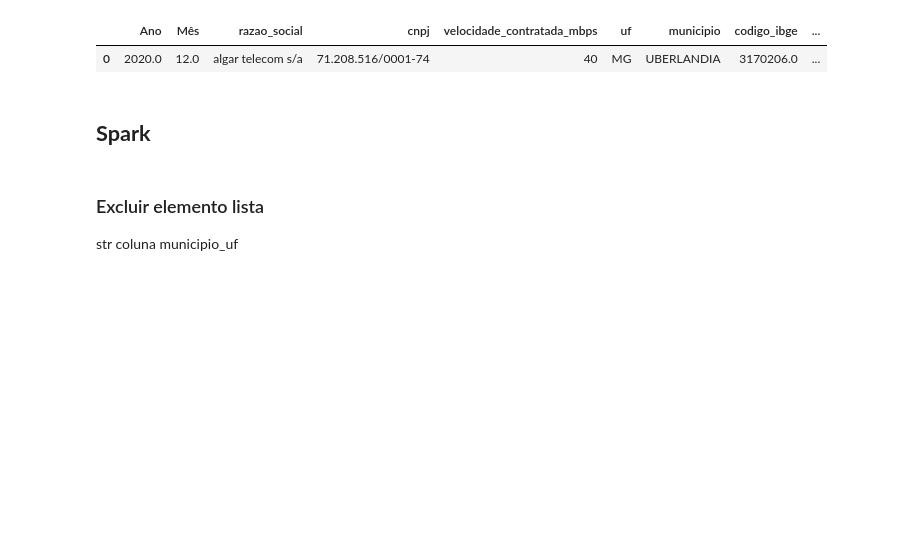
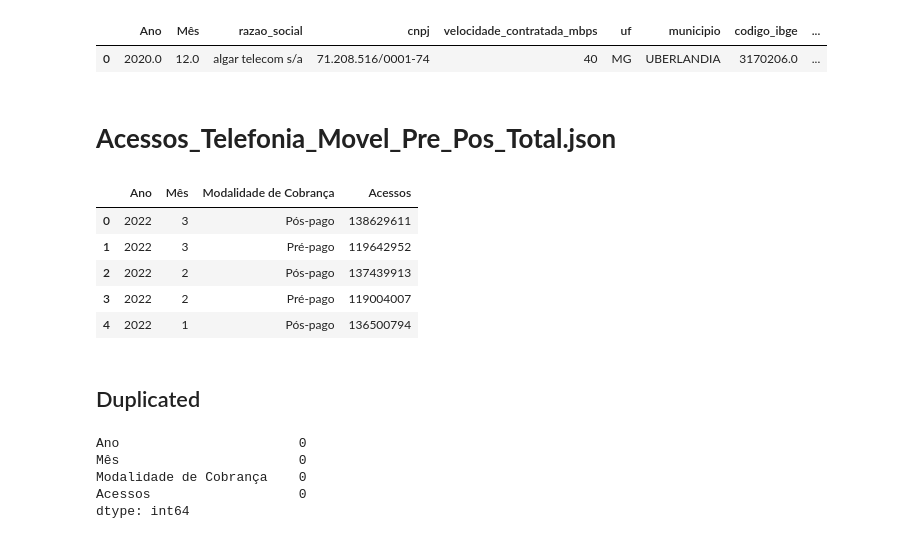
Before and after one commit to LumaLynai/ProjetoFinalETL, a Jupyter notebook: ProjetoFinalETL.ipynb, the cells around one changed output. Saved outputs shown, nothing was run; the diff lists cells and outputs as text; code cells hidden in the pictures; blank space fills up the shorter version.

```diff
--- a/ProjetoFinalETL.ipynb
+++ b/ProjetoFinalETL.ipynb
@@ -424,8 +458,20 @@ df2_pd.head(1)
 # %% [output]
 |  | Ano | Mês | razao_social | cnpj | velocidade_contratada_mbps | uf | municipio | codigo_ibge | ... |
 | 0 | 2020.0 | 12.0 | algar telecom s/a | 71.208.516/0001-74 | 40 | MG | UBERLANDIA | 3170206.0 | ... |
+# %% [markdown]
+# **Acessos_Telefonia_Movel_Pre_Pos_Total.json**
+# %%
+df3_extrai = pd.read_json('gs://soulcode-bc17-telecom/Acessos_Telefonia_Movel_Pre_Pos_Total.json')
+# %%
+df3_pd=df3_extrai.copy()
+# %%
+df3_pd.head()
+# %% [output]
+|  | Ano | Mês | Modalidade de Cobrança | Acessos |
+| 0 | 2022 | 3 | Pós-pago | 138629611 |
+| 1 | 2022 | 3 | Pré-pago | 119642952 |
+| 2 | 2022 | 2 | Pós-pago | 137439913 |
+| 3 | 2022 | 2 | Pré-pago | 119004007 |
+| 4 | 2022 | 1 | Pós-pago | 136500794 |
 # %% [markdown]
-## **Spark**
+## Duplicated
-# %% [markdown]
-### Excluir elemento lista
-str coluna municipio_uf
@@ -433,0 +480,8 @@ df2_pd['municipio_uf']=df2_pd['municipio_uf'].str[:-5]
+# %%
+df3_test.count()
+# %% [output]
+Ano                       0
+Mês                       0
+Modalidade de Cobrança    0
+Acessos                   0
+dtype: int64
```
Also changed, not shown: parts of 27 cells of this notebook.
